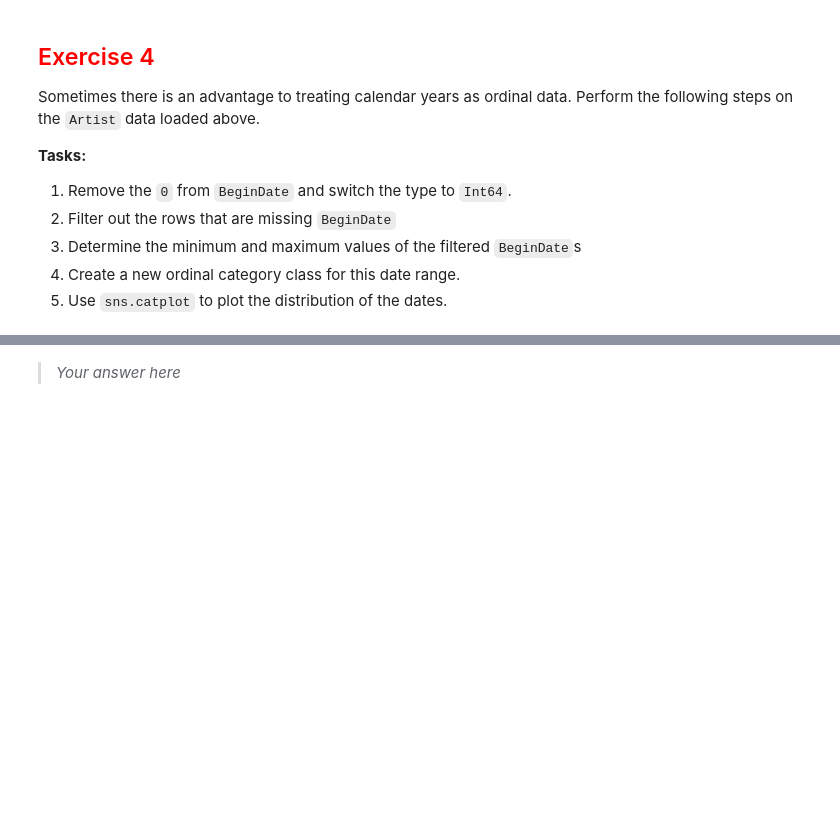
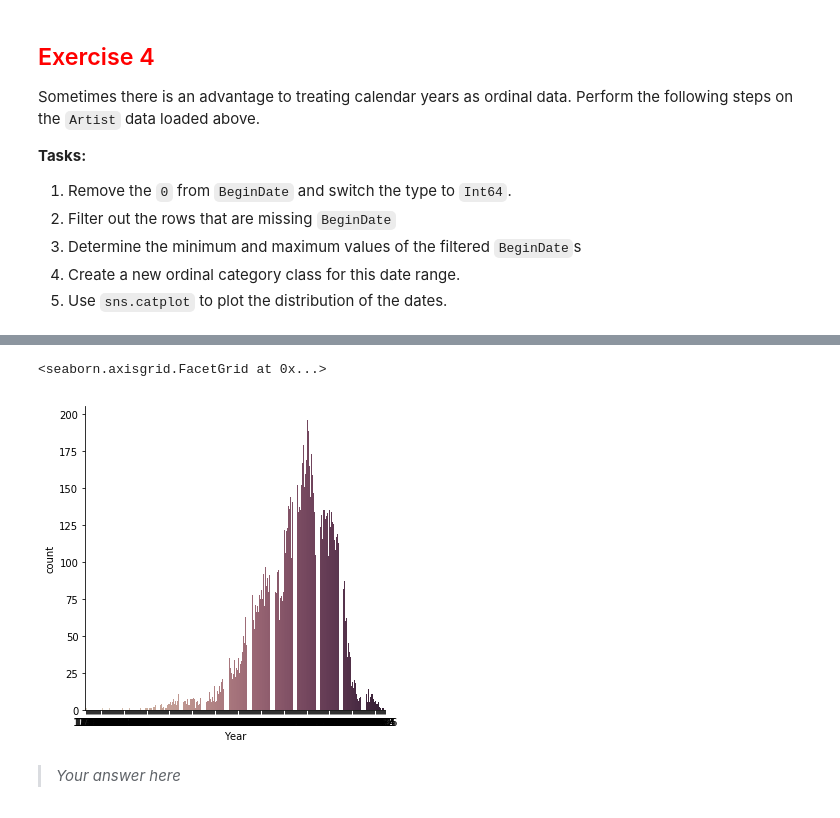
Before and after one commit to dqniellew1/DSCI430, a Jupyter notebook: 2_4_pandas_dtypes-local.ipynb, the cells around one changed output, grey strips where cells are left out. Cells and saved outputs as stored; diff of their text form; code cells hidden in the pictures; blank space fills up the shorter version.

```diff
--- a/2_4_pandas_dtypes-local.ipynb
+++ b/2_4_pandas_dtypes-local.ipynb
@@ -442,0 +501,12 @@ Sometimes there is an advantage to treating calendar years as ordinal data.  Per
+# %%
+# Your code here
+replace_zero = {0:np.NaN}
+artists_edit = (artist >>
+                   mutate(BeginDate = X.BeginDate.replace(replace_zero)) >>
+                   mutate(BeginDate = X.BeginDate.astype("Int64")) >>
+                   filter_by(X.BeginDate.notnull()))
+# %%
+max = artists_edit.BeginDate.max()
+min = artists_edit.BeginDate.min()
+Range = max-min
+min
@@ -442,0 +515,11 @@ Sometimes there is an advantage to treating calendar years as ordinal data.  Per
+# %%
+s = pd.Series(pd.date_range(start = "1/1/1730", periods=Range, freq='Y'))
+Cat = s.dt.year
+list(Cat)
+yearly_categories = pd.CategoricalDtype(categories=list(Cat),
+                                        ordered=True)
+# %%
+artists_edit_ord = (artists_edit >>
+                    mutate(Year = X.BeginDate.astype(yearly_categories))
+                   )
+artists_edit_ord.dtypes
@@ -443,3 +541,11 @@ Sometimes there is an advantage to treating calendar years as ordinal data.  Per
+# %%
+sns.catplot(x="Year",
+           kind="count",
+            palette="ch:.25",
+            data=artists_edit_ord)
+# %% [output]
+<seaborn.axisgrid.FacetGrid at 0x...>
+[figure, added]
 # %% [markdown]
 > *Your answer here*
 # %% [markdown]
```
Also changed, not shown: parts of 16 cells of this notebook, 2 other files.
